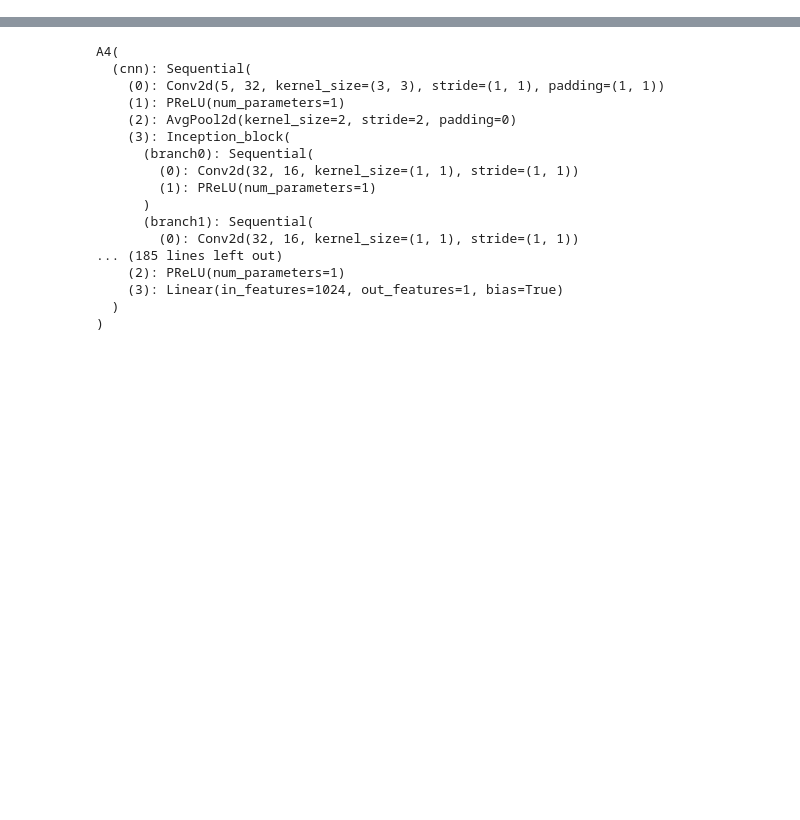
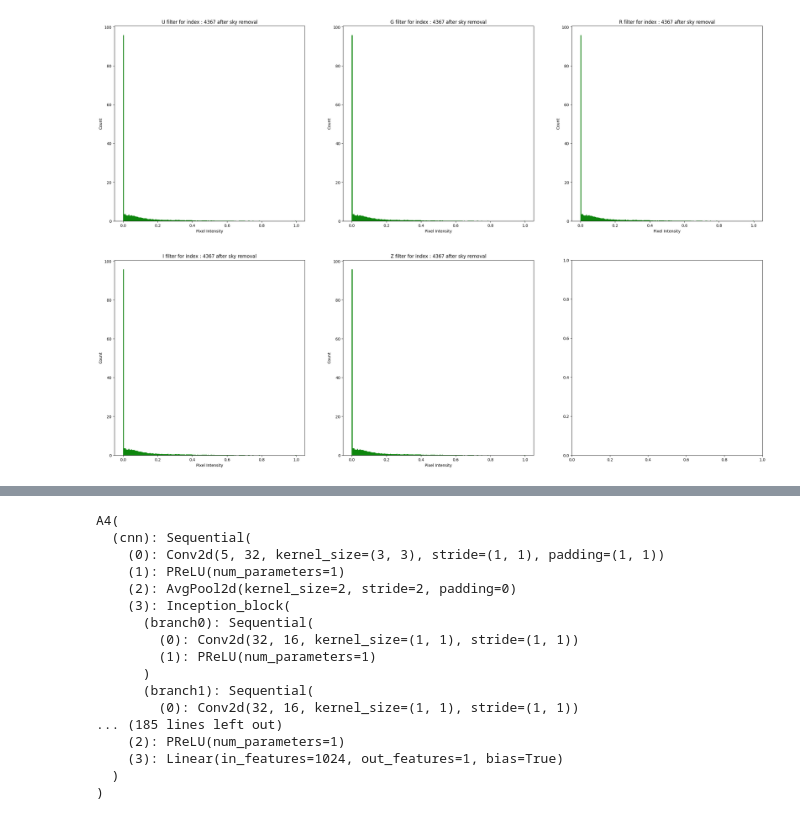
Before and after one commit to 1ArgoS1/PhotoZ, a Jupyter notebook: Data_Analysis.ipynb, the cells around one changed output, grey strips where cells are left out. Saved outputs shown, nothing was run; the diff lists cells and outputs as text; code cells hidden in the pictures; blank space fills up the shorter version.

```diff
--- a/Data_Analysis.ipynb
+++ b/Data_Analysis.ipynb
@@ -107,0 +82,18 @@ plt.show()
+# %%
+# Plot the histogram of each filter after sky correction. Notice all sky pixels are reduced to 0.
+# rest of the pixels magnitude are left as it is.
+sky_corrected_sample = sky_removal()(file[sample,:,:,:].copy())
+
+datapt = [sky_corrected_sample.reshape(-1) for j in range(5)]
+fig, ax = plt.subplots(nrows=2, ncols=3, figsize=(30, 20))
+filters = [f'{x} filter for index : {sample} after sky removal' for x in ['U','G','R','I','Z']]
+for i in range(5):
+    x = datapt[i]
+    ax[i-i%3-2,i%3].set_title(filters[i])
+    ax[i-i%3-2,i%3].set_xlabel("Pixel Intensity")
+    ax[i-i%3-2,i%3].set_ylabel("Count")
+    ax[i-i%3-2,i%3].hist(x, 190, density=True, facecolor='g', alpha=0.95)
+
+plt.show()
+# %% [output]
+[figure, added]
```
Also changed, not shown: parts of 14 cells of this notebook, 1 other file.
